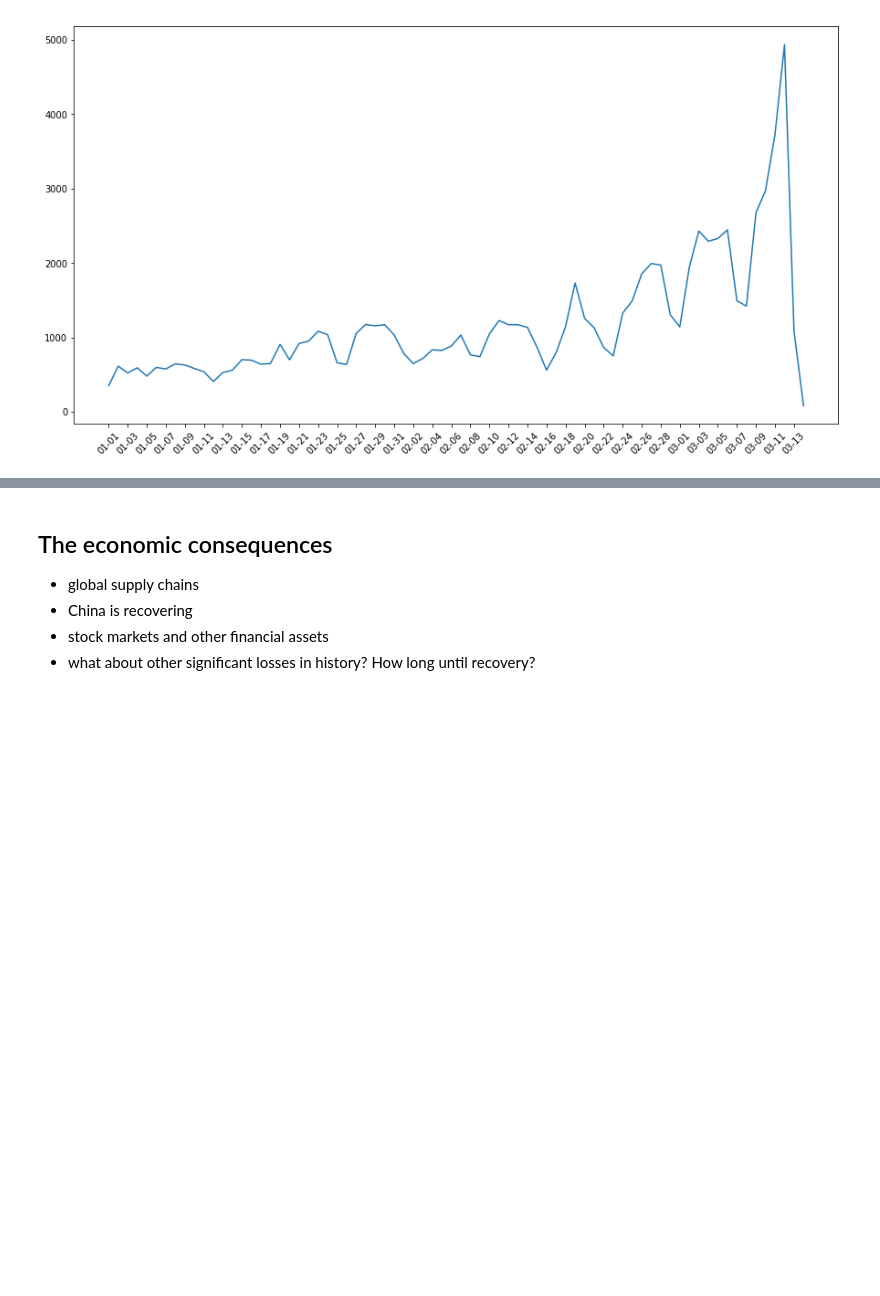
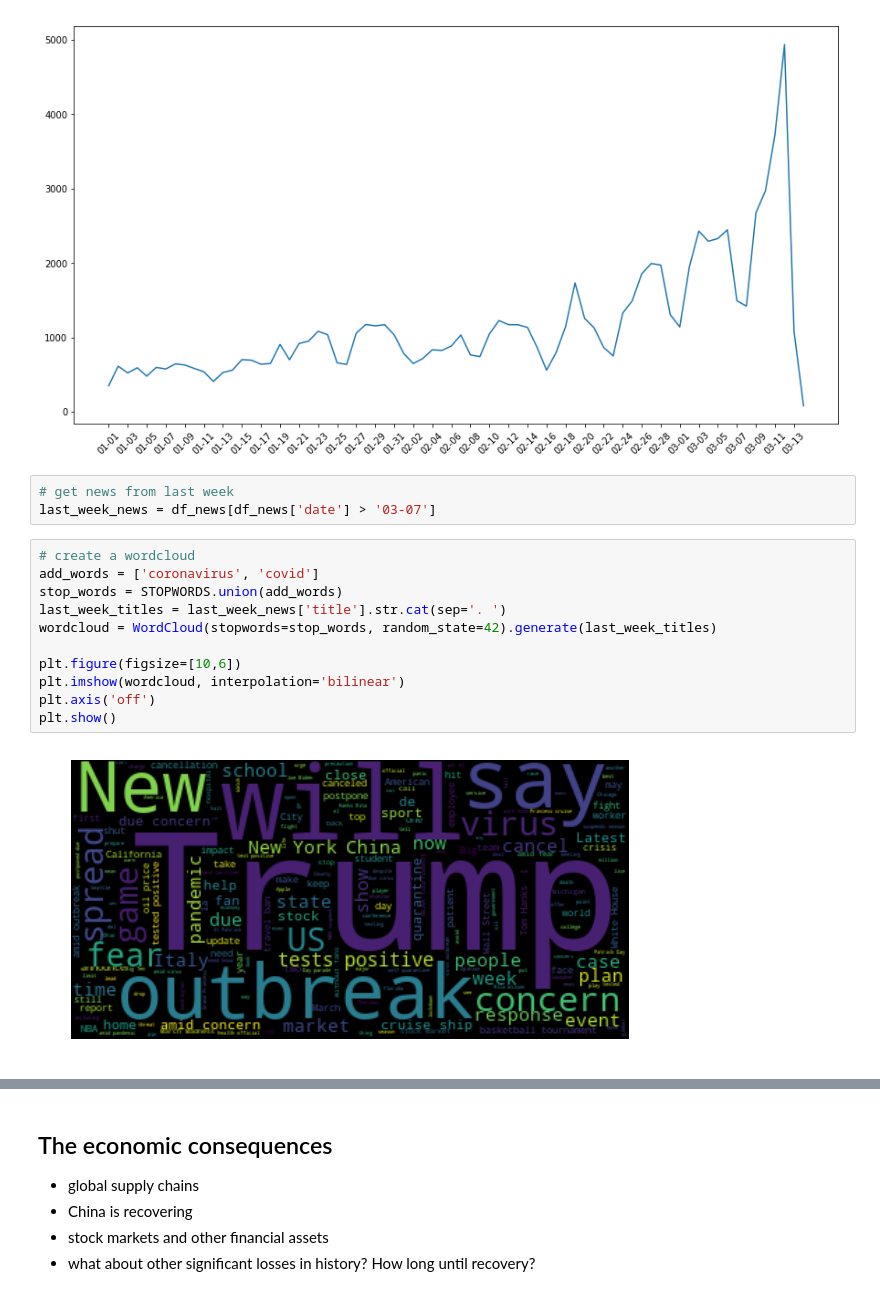
Before and after one commit to hopeman1102/visualize-covid-19, a Jupyter notebook: covid-19.ipynb, the cells around one changed output, grey strips where cells are left out. Saved outputs shown, nothing was run; the diff lists cells and outputs as text; blank space fills up the shorter version.

```diff
--- a/covid-19.ipynb
+++ b/covid-19.ipynb
@@ -200,3 +202,19 @@ adjust_xticks = dates[::2]
 plt.xticks(adjust_xticks, rotation=45);
 # %% [output]
 [figure]
+# %%
+# get news from last week
+last_week_news = df_news[df_news['date'] > '03-07']
+# %%
+# create a wordcloud
+add_words = ['coronavirus', 'covid']
+stop_words = STOPWORDS.union(add_words)
+last_week_titles = last_week_news['title'].str.cat(sep='. ')
+wordcloud = WordCloud(stopwords=stop_words, random_state=42).generate(last_week_titles)
+
+plt.figure(figsize=[10,6])
+plt.imshow(wordcloud, interpolation='bilinear')
+plt.axis('off')
+plt.show()
+# %% [output]
+[figure, added]
```
Also changed, not shown: parts of 2 cells of this notebook.
